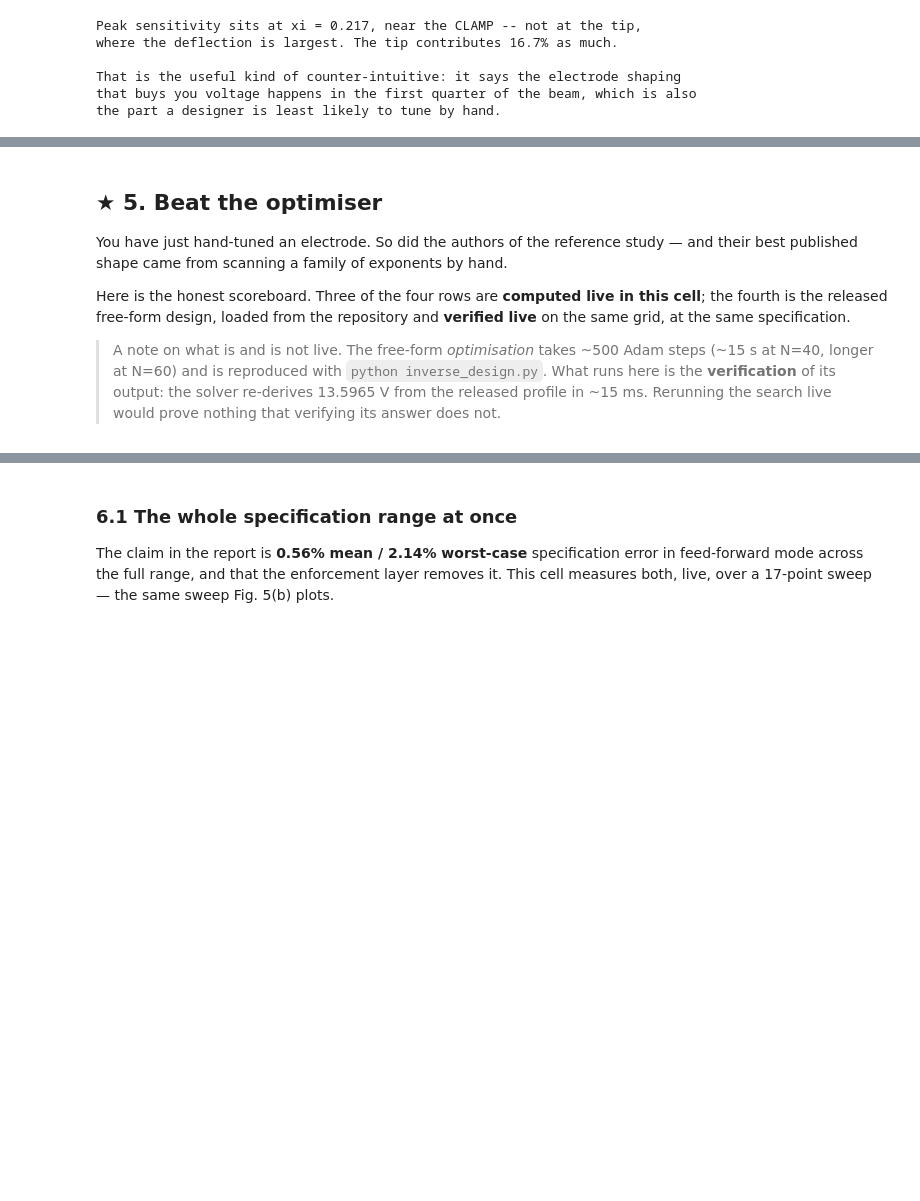
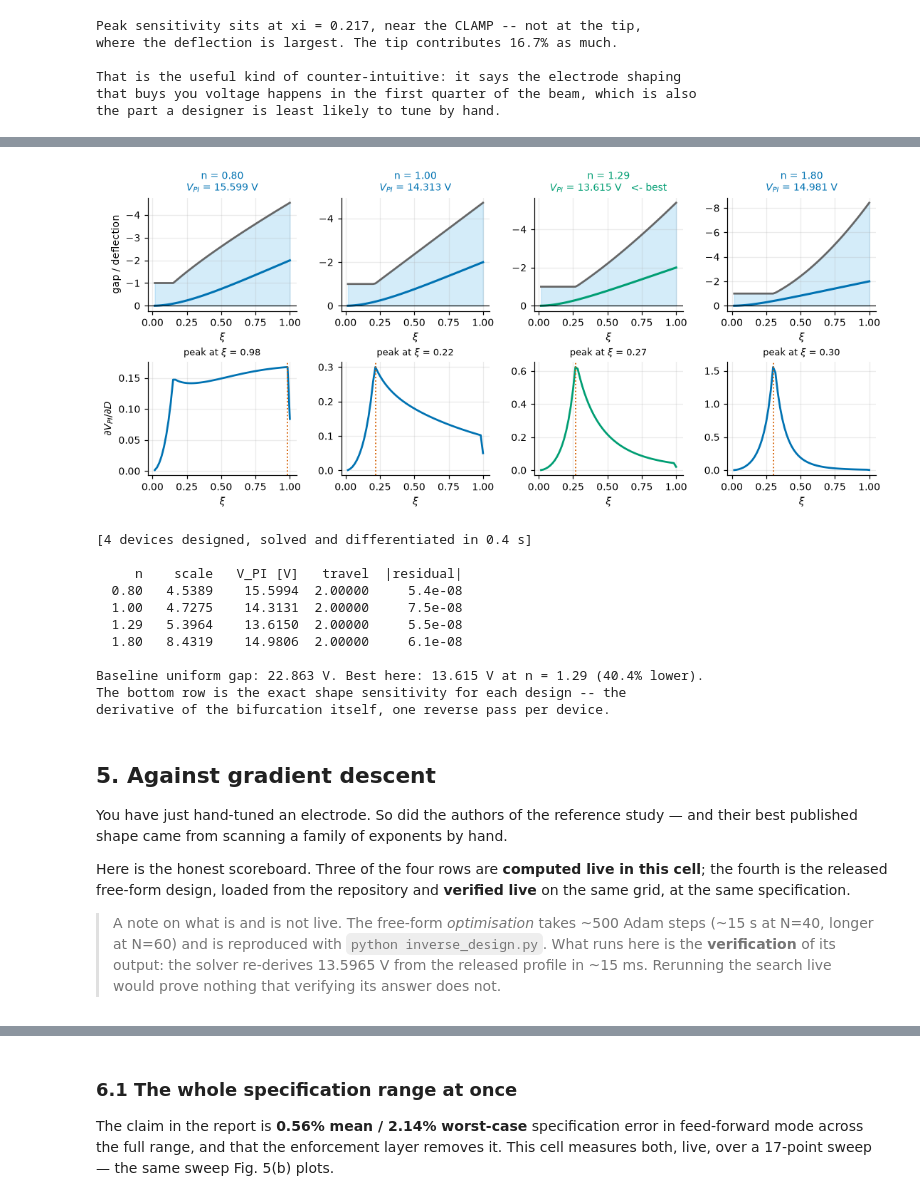
Before and after one commit to thetushardudeja1/mems-differentiable-pullin, a Jupyter notebook: notebooks/method_deep_dive.ipynb, the cells around one changed output, grey strips where cells are left out. Cells and saved outputs as stored; diff of their text form; code cells hidden in the pictures; blank space fills up the shorter version.

```diff
--- a/notebooks/interactive_cockpit.ipynb
+++ b/notebooks/method_deep_dive.ipynb
@@ -449,8 +426,8 @@ V_BASELINE = 22.863          # uniform gap, same 2 um spec, same N=60 grid
 V_BEST     = 13.5965         # our released free-form design, verified live in section 5
 
 def cockpit_frame(n, show_sens=True, ax=None):
-    """One frame of the cockpit. Returns the numbers so the widget and the static
-    snapshot below cannot drift apart -- they call exactly this function."""
+    """One design, solved from scratch. Every figure below calls exactly this
+    function, so no two of them can quietly disagree."""
     s, V, tr, res, _ = size_and_solve(jnp.array(float(n)), jnp.array(4.7), Z0)
     D = D_shape(s, jnp.array(float(n)))
     Lam, tr2, res2, z = fold(D, z0=Z0)
@@ -547,5 +488,65 @@ interactive widgets unavailable -- static sweep instead:
+# %%
+# ---- reshape the electrode, four ways --------------------------------------
+# Every column below is a full fold solve from scratch, sized so travel lands on
+# the 2 um specification exactly. Nothing is interpolated between them.
+NS = [0.80, 1.00, 1.29, 1.80]
+t0 = time.perf_counter()
+frames = [cockpit_frame(n, show_sens=True) for n in NS]
+dt = time.perf_counter() - t0
+
+fig, axes = plt.subplots(2, len(NS), figsize=(3.0 * len(NS), 4.6),
+                         gridspec_kw=dict(hspace=0.45, wspace=0.30))
+best = min(range(len(NS)), key=lambda i: frames[i]["V"])
+for i, r in enumerate(frames):
+    a, b = axes[0, i], axes[1, i]
+    col = CB["green"] if i == best else CB["blue"]
+
+    a.fill_between(XI, -r["D"], 0, color=CB["sky"], alpha=0.25)
+    a.plot(XI, -r["D"], color=CB["grey"], lw=1.8)
+    a.plot(XI, -r["Y"], color=col, lw=2.0)
+    a.axhline(0, color="k", lw=0.8)
+    a.set_title(f"n = {r['n']:.2f}\n$V_{{PI}}$ = {r['V']:.3f} V"
+                + ("   <- best" if i == best else ""),
+                fontsize=9, color=col)
+    a.set_xlabel(r"$\xi$")
+    if i == 0:
+        a.set_ylabel("gap / deflection")
+    a.invert_yaxis()
+
+    b.plot(XI, r["g"], color=col, lw=1.8)
+    b.axvline(XI[int(np.argmax(np.abs(r["g"])))], color=CB["red"], ls=":", lw=1.2)
+    b.set_xlabel(r"$\xi$")
+    if i == 0:
+        b.set_ylabel(r"$\partial V_{PI}/\partial D$")
+    b.set_title(f"peak at $\\xi$ = {XI[int(np.argmax(np.abs(r['g'])))]:.2f}",
+                fontsize=8.5)
+plt.show()
+
+print(f"[{len(NS)} devices designed, solved and differentiated in {dt:.1f} s]\n")
+print(f"{'n':>6}{'scale':>9}{'V_PI [V]':>11}{'travel':>9}{'|residual|':>12}")
+for r in frames:
+    print(f"{r['n']:>6.2f}{r['s']:>9.4f}{r['V']:>11.4f}{r['travel']:>9.5f}"
+          f"{r['res']:>12.1e}")
+print(f"\nBaseline uniform gap: {V_BASELINE:.3f} V. Best here: "
+      f"{frames[best]['V']:.3f} V at n = {NS[best]:.2f} "
+      f"({100*(V_BASELINE-frames[best]['V'])/V_BASELINE:.1f}% lower).")
+print("The bottom row is the exact shape sensitivity for each design -- the")
+print("derivative of the bifurcation itself, one reverse pass per device.")
+# %% [output]
+[figure, added]
+[4 devices designed, solved and differentiated in 0.4 s]
+
+     n    scale   V_PI [V]   travel  |residual|
+  0.80   4.5389    15.5994  2.00000     5.4e-08
+  1.00   4.7275    14.3131  2.00000     7.5e-08
+  1.29   5.3964    13.6150  2.00000     5.5e-08
+  1.80   8.4319    14.9806  2.00000     6.1e-08
+
+Baseline uniform gap: 22.863 V. Best here: 13.615 V at n = 1.29 (40.4% lower).
+The bottom row is the exact shape sensitivity for each design -- the
+derivative of the bifurcation itself, one reverse pass per device.
 # %% [markdown]
-## ★ 5. Beat the optimiser
+## 5. Against gradient descent
 
 You have just hand-tuned an electrode. So did the authors of the reference study — and
 their best published shape came from scanning a family of exponents by hand.
```
Also changed, not shown: parts of 20 cells of this notebook, 2 other files.
